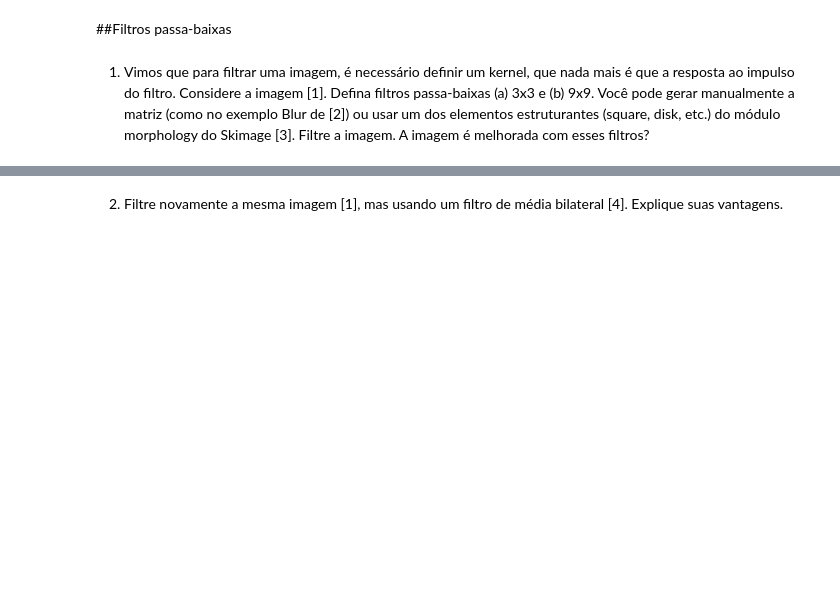
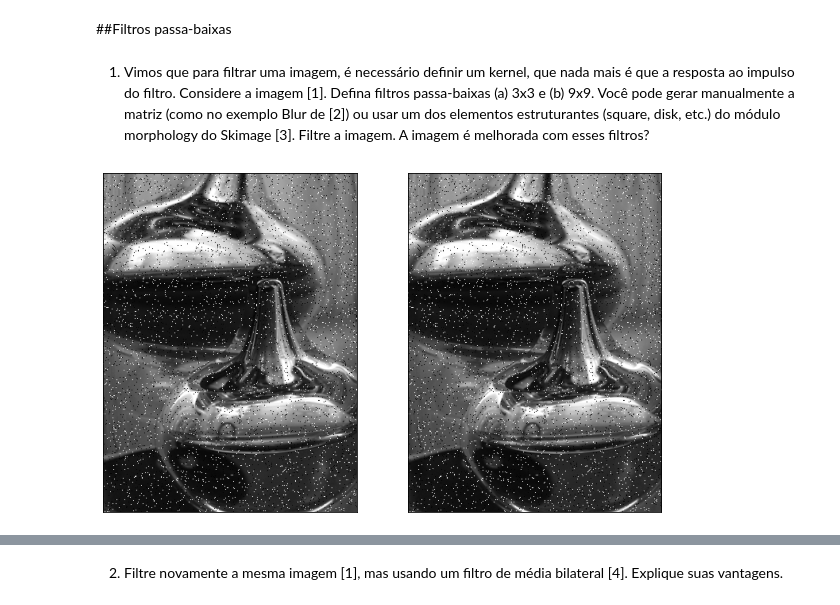
Before and after one commit to victoriafabris/disciplina-dsp-audio-video, a Jupyter notebook: atividade8/atividade_8.ipynb, the cells around one changed output, grey strips where cells are left out. Cells and saved outputs as stored; diff of their text form; code cells hidden in the pictures; blank space fills up the shorter version.

```diff
--- a/atividade8/atividade_8.ipynb
+++ b/atividade8/atividade_8.ipynb
@@ -6,3 +20,14 @@
 ##Filtros passa-baixas
 # %% [markdown]
 1. Vimos que para filtrar uma imagem, é necessário definir um kernel, que nada mais é que a resposta ao impulso do filtro. Considere a imagem [1]. Defina filtros passa-baixas (a) 3x3 e (b) 9x9. Você pode gerar manualmente a matriz (como no exemplo Blur de [2]) ou usar um dos elementos estruturantes (square, disk, etc.) do módulo morphology do Skimage [3]. Filtre a imagem. A imagem é melhorada com esses filtros?
+# %%
+#lendo a imagem
+noise = io.imread('Noise_salt_and_pepper.png')
+# %%
+#filtro passa-baixas (a) 3x3
+M3 = morphology.square(3)*1/(3**2) #usando o elemento estruturante square
+noise3 = signal.convolve2d(noise,M3) #convolucao dos dois vetores
+plt.figure(figsize=(10,14))
+isp.imshowpair(noise,noise,cmap='gray')
+# %% [output]
+[figure, added]
```
Also changed, not shown: parts of 19 cells of this notebook.
